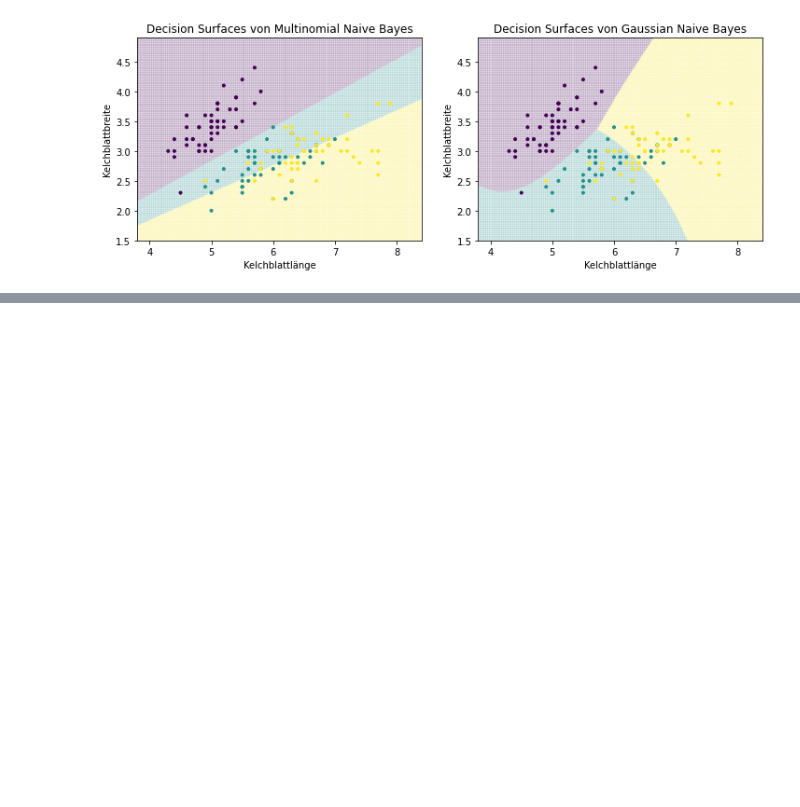
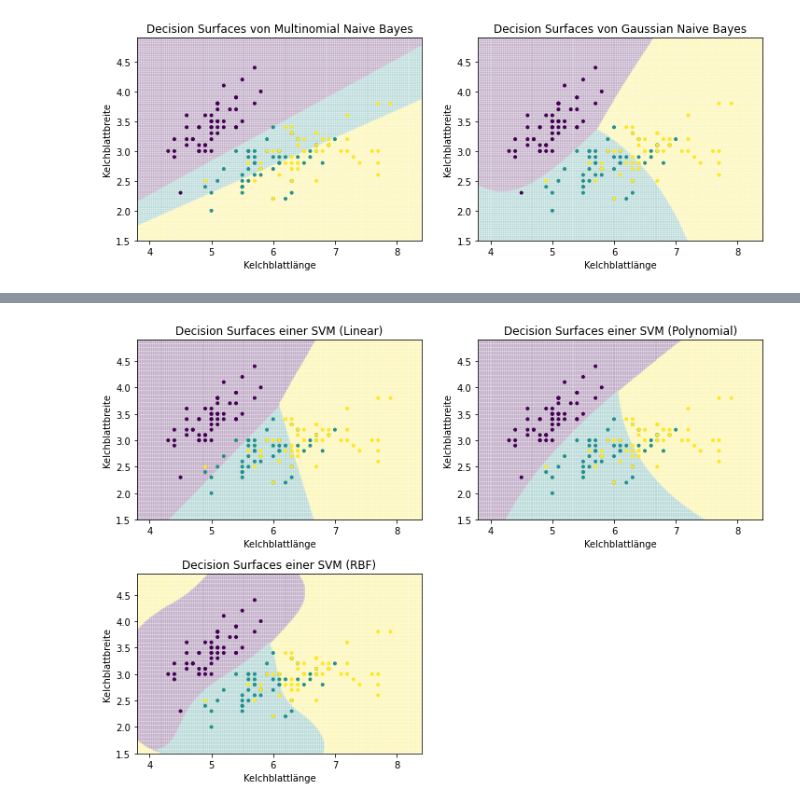
Before and after one commit to sherbold/data-science-crashkurs, a Jupyter notebook: content/chapters/kapitel_07.ipynb, the cells around one changed output, grey strips where cells are left out. Saved outputs shown, nothing was run; the diff lists cells and outputs as text; code cells hidden in the pictures; blank space fills up the shorter version.

```diff
--- a/content/chapters/kapitel_07.ipynb
+++ b/content/chapters/kapitel_07.ipynb
@@ -652,0 +767,11 @@ Support Vector Machines (SVMs) are an approach based on the optimization of the
+# %%
+f, axes = plt.subplots(2, 2, figsize=(12, 7))
+plot_decision_surface(SVC(kernel="linear", C=0.025), X, Y, title="Decision Surfaces einer SVM (Linear)", ax=axes[0,0])
+plot_decision_surface(SVC(kernel='poly', degree=3, C=1), X, Y, title="Decision Surfaces einer SVM (Polynomial)", ax=axes[0,1])
+plot_decision_surface(SVC(kernel='rbf', gamma=2, C=1), X, Y, title="Decision Surfaces einer SVM (RBF)", ax=axes[1,0])
+axes[1,1].axis('off')
+plt.subplots_adjust(left=None, bottom=0, right=None,
+                    top=None, wspace=None, hspace=0.3)
+plt.show()
+# %% [output]
+[figure, added]
```
Also changed, not shown: parts of 16 cells of this notebook.
